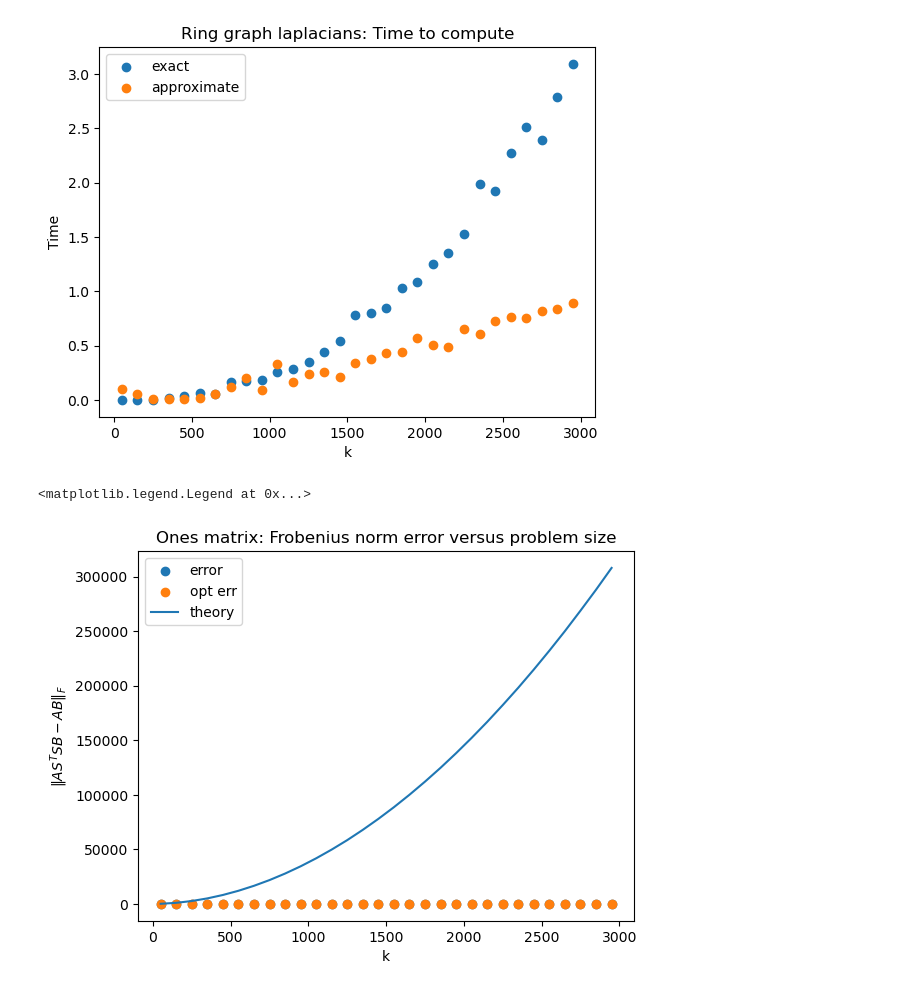
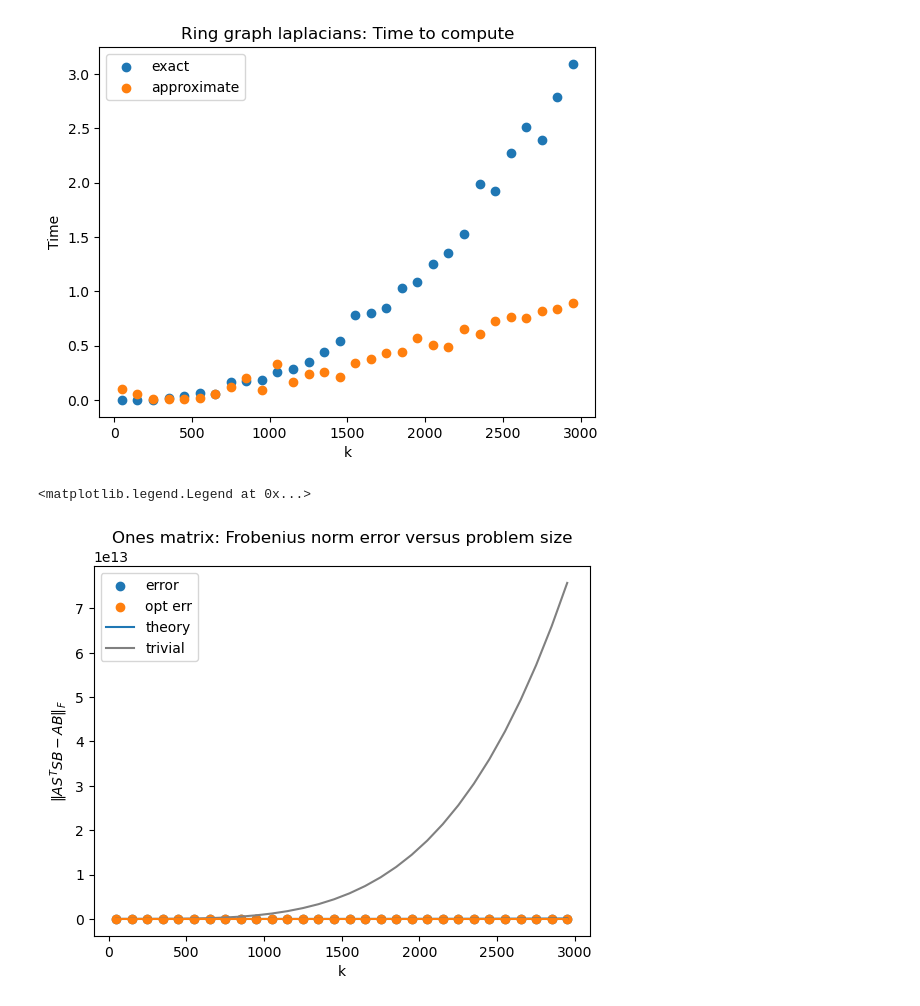
Before and after one commit to bhdsc/rNLA, a Jupyter notebook: matrix_mul.ipynb, the cells around one changed output. Saved outputs shown, nothing was run; the diff lists cells and outputs as text; code cells hidden in the pictures.

```diff
--- a/matrix_mul.ipynb
+++ b/matrix_mul.ipynb
@@ -112,10 +113,10 @@ def arange_matrix(k):
     A = np.arange(0, k**2).reshape(k, k)
     return A/np.linalg.norm(A)
 
-from scipy.stats import ortho_group
+from scipy.stats import special_ortho_group
 def scale_and_rotate(k):
-    A = ortho_group.rvs(k)
-    return A/np.linalg.norm(A)
+    A = special_ortho_group.rvs(k)
+    return A
 
 import random
 from itertools import combinations
@@ -290,13 +293,13 @@ plt.legend()
 # %%
 plt.title("Ones matrix: Frobenius norm error versus problem size")
 plt.ylabel("$\|AS^TSB - AB\|_F$")
 plt.xlabel("k")
 plt.scatter(Ks, ones_sims["errs"], label = "error")
 plt.scatter(Ks, ones_sims["opt_errs"], label = "opt err")
 plt.plot(Ks, ones_sims["theory"], label = "theory")
-# plt.plot(Ks, ring_graph_sims["product norms"], label = "trivial", color = "gray")
-# plt.plot(Ks, scaled_sims["product norms"])
+plt.plot(Ks, ones_sims["product norms"], label = "trivial", color = "gray")
+plt.plot(Ks, scaled_sims["product norms"])
 plt.legend()
 # %% [output]
 <matplotlib.legend.Legend at 0x...>
-[figure, old version]
+[figure, new version]
```
Also changed, not shown: parts of 18 cells of this notebook.
